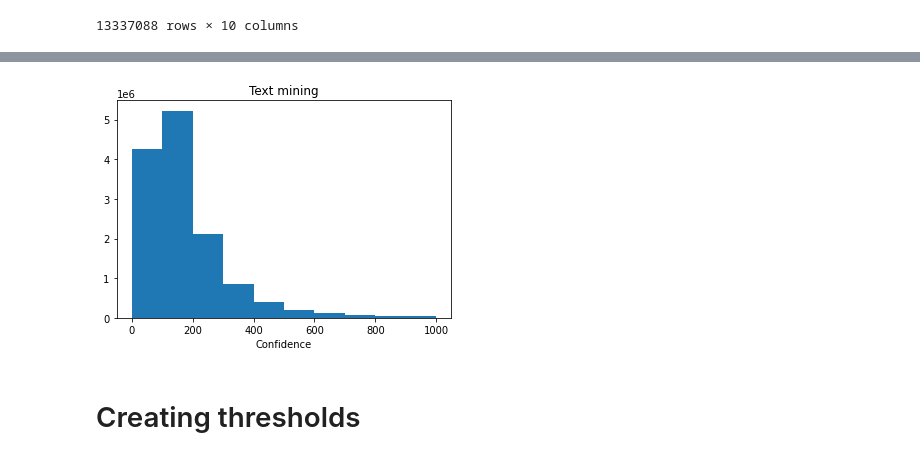
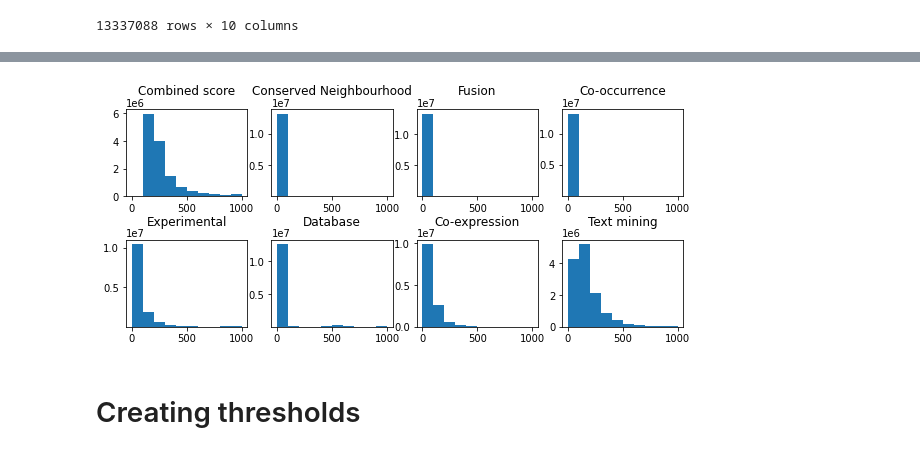
Before and after one commit to andre279m/UncertaintyInML, a Jupyter notebook: Test.ipynb, the cells around one changed output, grey strips where cells are left out. Cells and saved outputs as stored; diff of their text form; code cells hidden in the pictures.

```diff
--- a/Test.ipynb
+++ b/Test.ipynb
@@ -149,10 +95,29 @@ plt.show();
-# %%
-plt.hist(data_full['textmining'],bins=10,bottom=list(range(0,1000,100)),range=(0,1000));
-plt.xlabel('Confidence')
-plt.title('Text mining')
-plt.show();
-# %% [output]
-[figure, removed]
+# %%
+fig, axs = plt.subplots(2, 4)
+axs[0, 0].hist(data_full['combined_score'],bins=10,bottom=list(range(0,1000,100)),range=(0,1000));
+axs[0, 0].set_title('Combined score', y=1.1)  # Increase the y parameter to move the title up
+axs[0, 1].hist(data_full['neighborhood'],bins=10,bottom=list(range(0,1000,100)),range=(0,1000));
+axs[0, 1].set_title('Conserved Neighbourhood', y=1.1)
+axs[0, 2].hist(data_full['fusion'],bins=10,bottom=list(range(0,1000,100)),range=(0,1000));
+axs[0, 2].set_title('Fusion', y=1.1)
+axs[0, 3].hist(data_full['cooccurence'],bins=10,bottom=list(range(0,1000,100)),range=(0,1000));
+axs[0, 3].set_title('Co-occurrence', y=1.1)
+axs[1, 0].hist(data_full['experimental'],bins=10,bottom=list(range(0,1000,100)),range=(0,1000));
+axs[1, 0].set_title('Experimental', y=1.1)
+axs[1, 1].hist(data_full['database'],bins=10,bottom=list(range(0,1000,100)),range=(0,1000));
+axs[1, 1].set_title('Database', y=1.1)
+axs[1, 2].hist(data_full['coexpression'],bins=10,bottom=list(range(0,1000,100)),range=(0,1000));
+axs[1, 2].set_title('Co-expression', y=1.1)
+axs[1, 3].hist(data_full['textmining'],bins=10,bottom=list(range(0,1000,100)),range=(0,1000));
+axs[1, 3].set_title('Text mining', y=1.1);
+
+plt.subplots_adjust(left=0.01, right=1.3, hspace=0.5)
+
+# Hide x labels and tick labels for top plots and y ticks for right plots.
+#for ax in axs.flat:
+#    ax.label_outer()
+# %% [output]
+[figure, added]
 # %% [markdown]
 # Creating thresholds
 # %%
```
Also changed, not shown: parts of 26 cells of this notebook.
